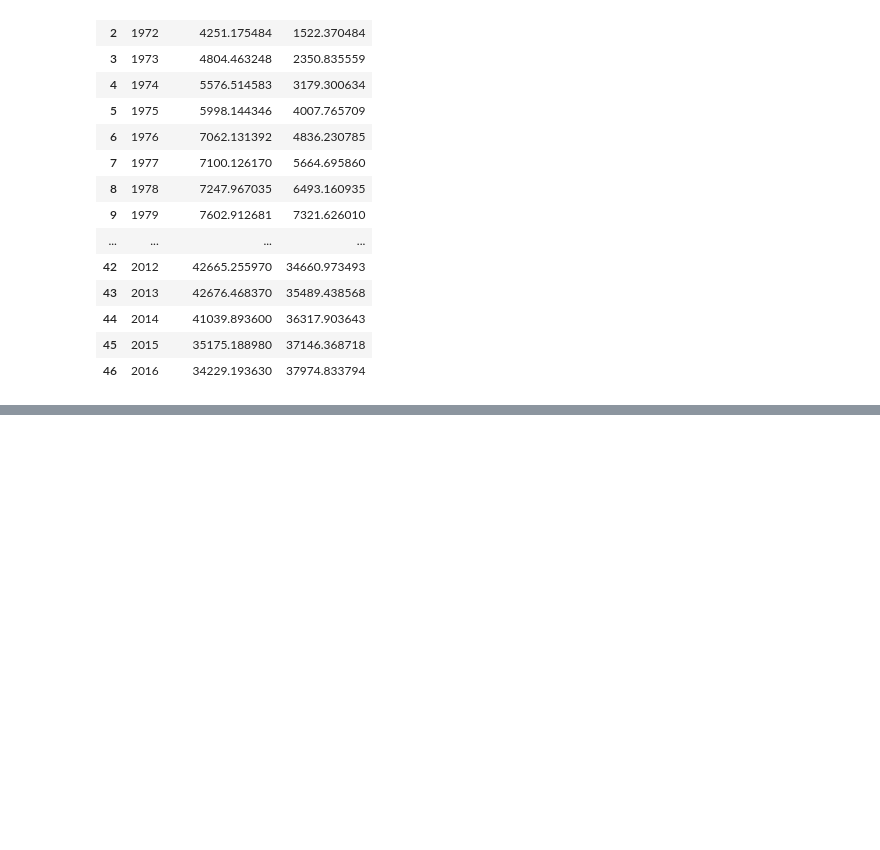
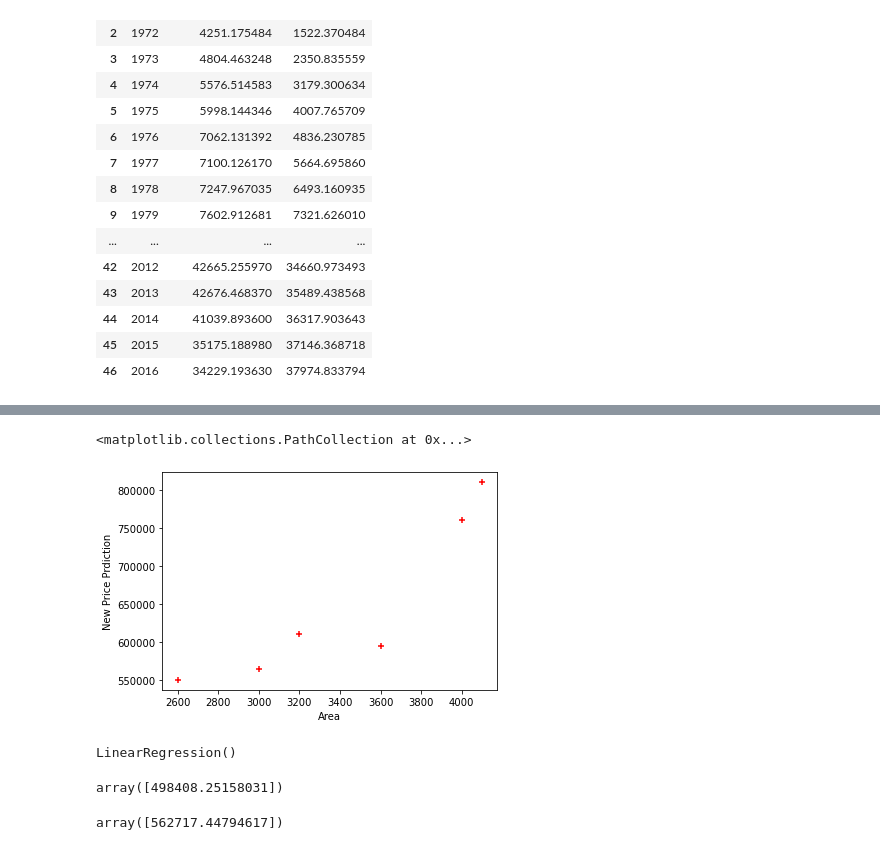
Before and after one commit to shahhhashmatali2002/Machine_Learning, a Jupyter notebook: Linear Regression.ipynb, the cells around one changed output, grey strips where cells are left out. Saved outputs shown, nothing was run; the diff lists cells and outputs as text; code cells hidden in the pictures; blank space fills up the shorter version.

Commit message:
regression with two more dataset and some update

```diff
--- a/Linear Regression.ipynb
+++ b/Linear Regression.ipynb
@@ -164,3 +164,7 @@ c_df
 | 44 | 2014 | 41039.893600 | 36317.903643 |
 | 45 | 2015 | 35175.188980 | 37146.368718 |
 | 46 | 2016 | 34229.193630 | 37974.833794 |
+# %%
+# Linear Regression with multiple variable
+m_df = pd.read_csv('HomePrices.csv')
+m_df
@@ -166,0 +179,4 @@ c_df
+# %%
+import math
+median_bedroom = math.floor(m_df.Bedroom.median())
+median_bedroom
@@ -166,0 +193,2 @@ c_df
+# %%
+m_df.Bedroom = m_df.Bedroom.fillna(median_bedroom)
@@ -166,0 +205,20 @@ c_df
+# %%
+%matplotlib inline
+plt.xlabel('Area')
+plt.ylabel('New Price Prdiction')
+plt.scatter(m_df.Area,m_df.Price,color='red',marker="+")
+# %% [output]
+<matplotlib.collections.PathCollection at 0x...>
+[figure, added]
+# %%
+reg.fit(m_df[['Area','Bedroom','Age']],m_df.Price)
+# %% [output]
+LinearRegression()
+# %%
+reg.predict([[3000,3,40]])
+# %% [output]
+array([498408.25158031])
+# %%
+reg.predict([[2500,4,10]])
+# %% [output]
+array([562717.44794617])
```
Also changed, not shown: parts of 20 cells of this notebook, 2 other files.
